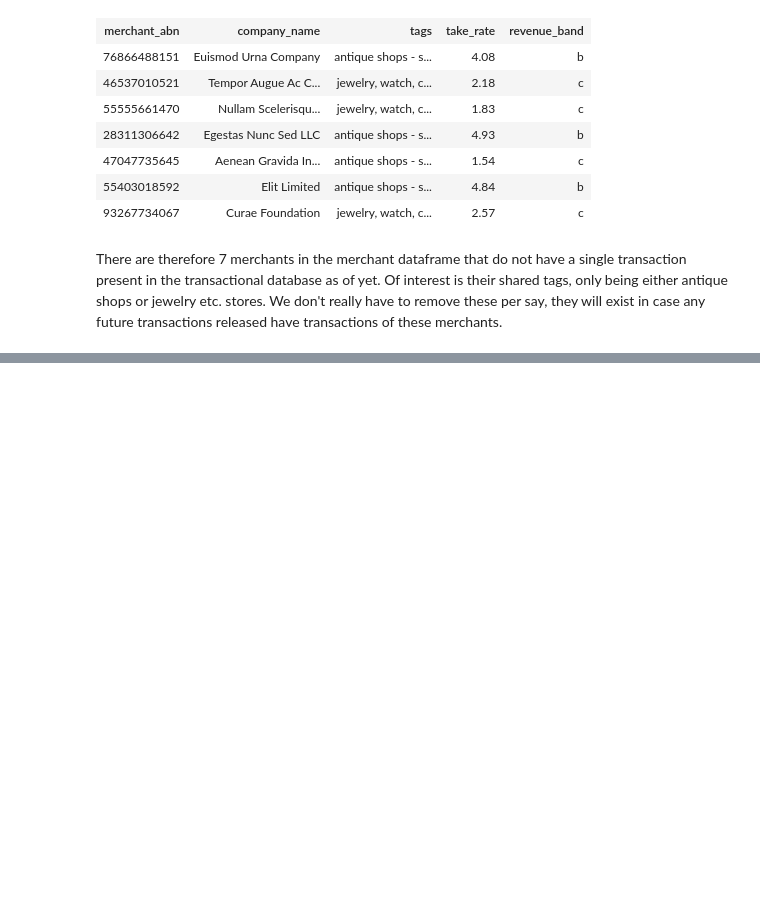
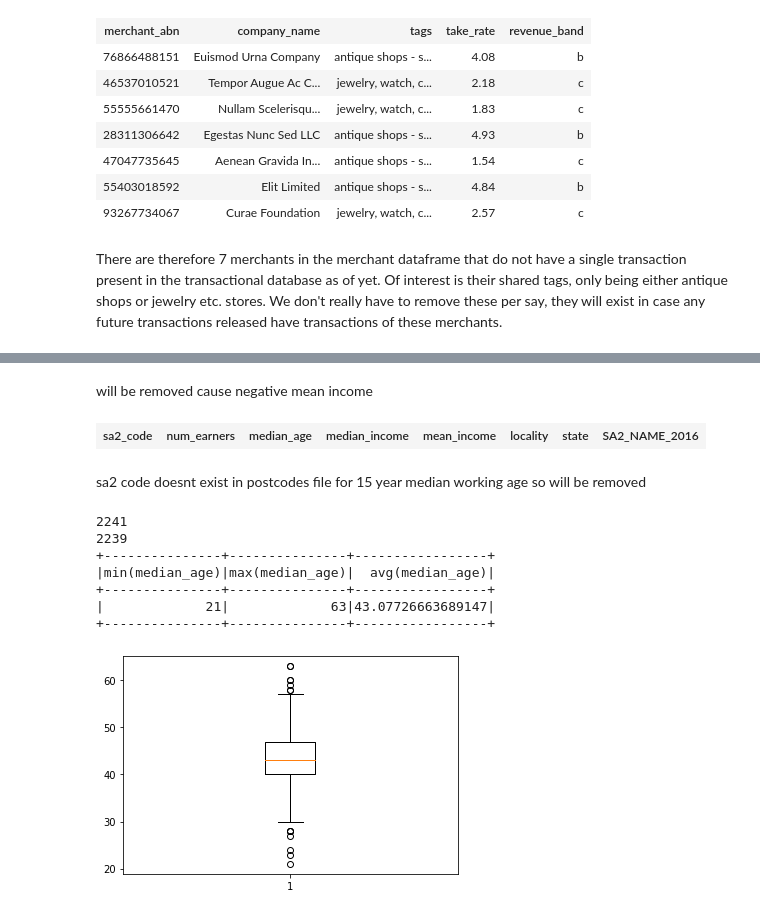
Before and after one commit to MAST30034-Applied-Data-Science/generic-buy-now-pay-later-project-group-35, a Jupyter notebook: notebooks/2 analysis.ipynb, the cells around one changed output, grey strips where cells are left out. Drawn from its saved outputs; the diff is of its cells as text; code cells hidden in the pictures; blank space fills up the shorter version.

```diff
--- a/notebooks/2 analysis.ipynb
+++ b/notebooks/2 analysis.ipynb
@@ -397,0 +620,35 @@ There are therefore 7 merchants in the merchant dataframe that do not have a sin
+# %% [markdown]
+will be removed cause negative mean income
+# %%
+testdf = incomedf.alias("testdf")
+testdf = testdf.dropna("all",subset="median_age")
+testdf = testdf.filter(testdf["median_age"] < 20)
+testdf = testdf.join(testpostcodedf, "sa2_code")
+testdf = testdf.dropDuplicates(subset=["sa2_code"])
+testdf
+# %% [output]
+| sa2_code | num_earners | median_age | median_income | mean_income | locality | state | SA2_NAME_2016 |
+# %% [markdown]
+sa2 code doesnt exist in postcodes file for 15 year median working age so will be removed
+# %%
+testdf = incomedf.alias("testdf")
+testdf = testdf.dropna("all",subset="median_age")
+print(testdf.count())
+testdf = testdf.filter(testdf["median_age"] > 20)
+testdf = testdf.filter(testdf["median_age"] < 70)
+print(testdf.count())
+
+print(testdf.agg(min("median_age"), max("median_age"), mean("median_age")))
+
+df = testdf.toPandas()
+plt.boxplot(df["median_age"])
+plt.show()
+# %% [output]
+2241
+2239
++---------------+---------------+-----------------+
+|min(median_age)|max(median_age)|  avg(median_age)|
++---------------+---------------+-----------------+
+|             21|             63|43.07726663689147|
++---------------+---------------+-----------------+
+[figure, added]
```
Also changed, not shown: parts of 68 cells of this notebook, 1 other file.
